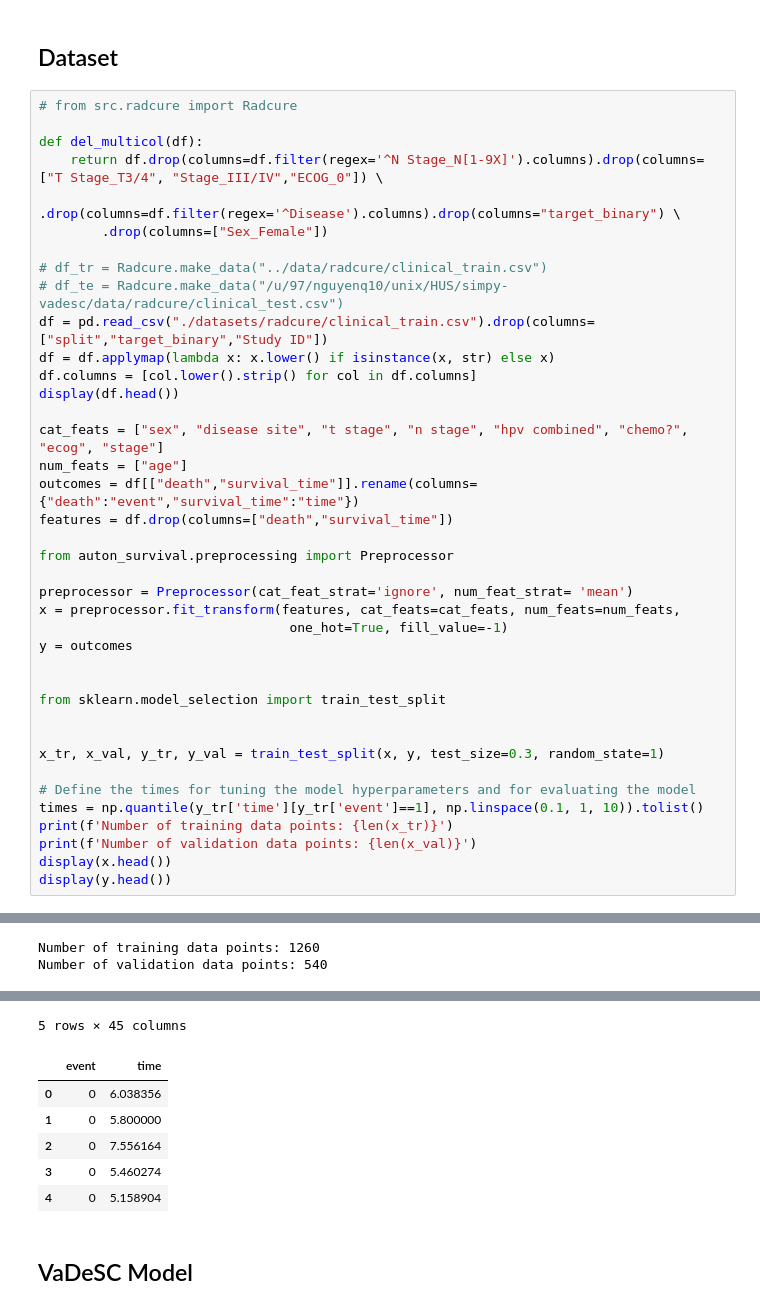
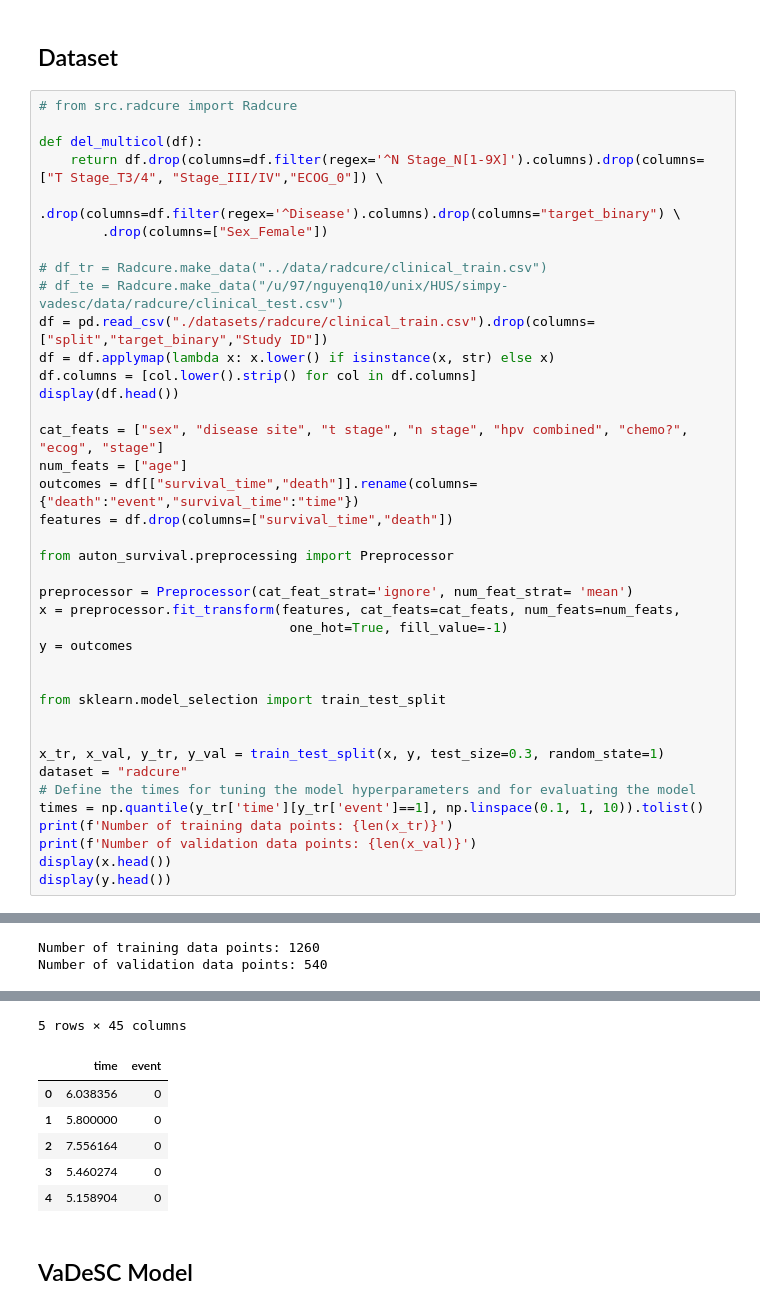
Before and after one commit to quan-possible/cancer-clusters1, a Jupyter notebook: notebooks/radcure/compare.ipynb, the cells around one changed output, grey strips where cells are left out. Drawn from its saved outputs; the diff is of its cells as text.

```diff
--- a/notebooks/radcure/compare.ipynb
+++ b/notebooks/radcure/compare.ipynb
@@ -90,8 +94,8 @@ display(df.head())
 
 cat_feats = ["sex", "disease site", "t stage", "n stage", "hpv combined", "chemo?", "ecog", "stage"]
 num_feats = ["age"]
-outcomes = df[["death","survival_time"]].rename(columns={"death":"event","survival_time":"time"})
-features = df.drop(columns=["death","survival_time"])
+outcomes = df[["survival_time","death"]].rename(columns={"death":"event","survival_time":"time"})
+features = df.drop(columns=["survival_time","death"])
 
 from auton_survival.preprocessing import Preprocessor
 
@@ -100,40 +104,40 @@ x = preprocessor.fit_transform(features, cat_feats=cat_feats, num_feats=num_feat
                                 one_hot=True, fill_value=-1)
 y = outcomes
 
 
 from sklearn.model_selection import train_test_split
 
 
 x_tr, x_val, y_tr, y_val = train_test_split(x, y, test_size=0.3, random_state=1)
-
+dataset = "radcure"
 # Define the times for tuning the model hyperparameters and for evaluating the model
 times = np.quantile(y_tr['time'][y_tr['event']==1], np.linspace(0.1, 1, 10)).tolist()
 print(f'Number of training data points: {len(x_tr)}')
 print(f'Number of validation data points: {len(x_val)}')
 display(x.head())
 display(y.head())
 # %% [output]
 |  | age | sex | disease site | t stage | n stage | hpv combined | chemo? | ecog | stage | ... |
 | 0 | 66.7 | male | larynx | t3 | n0 | NaN | 0 | 0.0 | iii | ... |
 | 1 | 68.4 | female | hypopharynx | t2 | n2b | NaN | 0 | 1.0 | iva | ... |
 | 2 | 49.7 | female | nasopharynx | t1 | n2 | NaN | 1 | 1.0 | iii | ... |
 | 3 | 88.5 | male | oropharynx | t2 | n2a | NaN | 0 | 2.0 | iva | ... |
 | 4 | 69.8 | male | oropharynx | t3 | n2b | yes, positive | 0 | 0.0 | iva | ... |
 Number of training data points: 1260
 Number of validation data points: 540
 |  | age | sex_male | disease site_hypopharynx | disease site_larynx | disease site_lip & oral cavity | ... |
 | 0 | 0.397493 | 1 | 0 | 1 | 0 | ... |
 | 1 | 0.541164 | 0 | 1 | 0 | 0 | ... |
 | 2 | -1.039212 | 0 | 0 | 0 | 0 | ... |
 | 3 | 2.239856 | 1 | 0 | 0 | 0 | ... |
 | 4 | 0.659480 | 1 | 0 | 0 | 0 | ... |
 5 rows × 45 columns
-|  | event | time |
-| 0 | 0 | 6.038356 |
-| 1 | 0 | 5.800000 |
-| 2 | 0 | 7.556164 |
-| 3 | 0 | 5.460274 |
-| 4 | 0 | 5.158904 |
+|  | time | event |
+| 0 | 6.038356 | 0 |
+| 1 | 5.800000 | 0 |
+| 2 | 7.556164 | 0 |
+| 3 | 5.460274 | 0 |
+| 4 | 5.158904 | 0 |
 # %% [markdown]
 ## VaDeSC Model
 # %%
```
Also changed, not shown: parts of 13 cells of this notebook, 27 other files.
